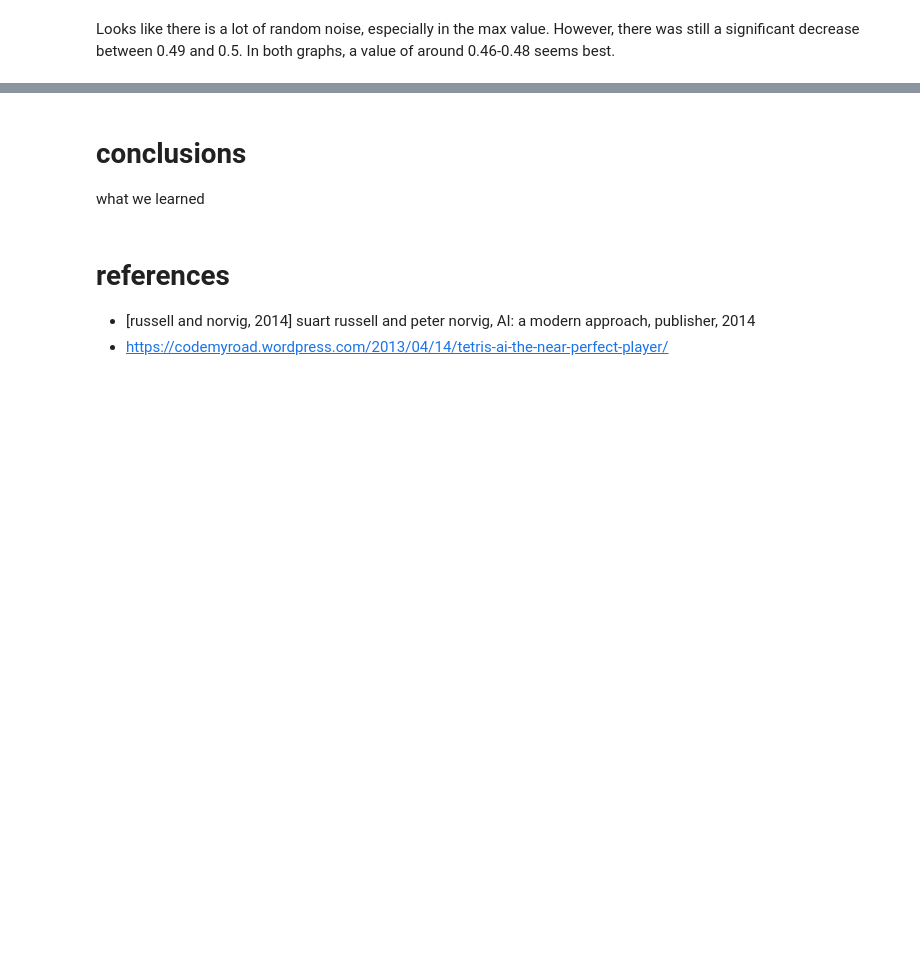
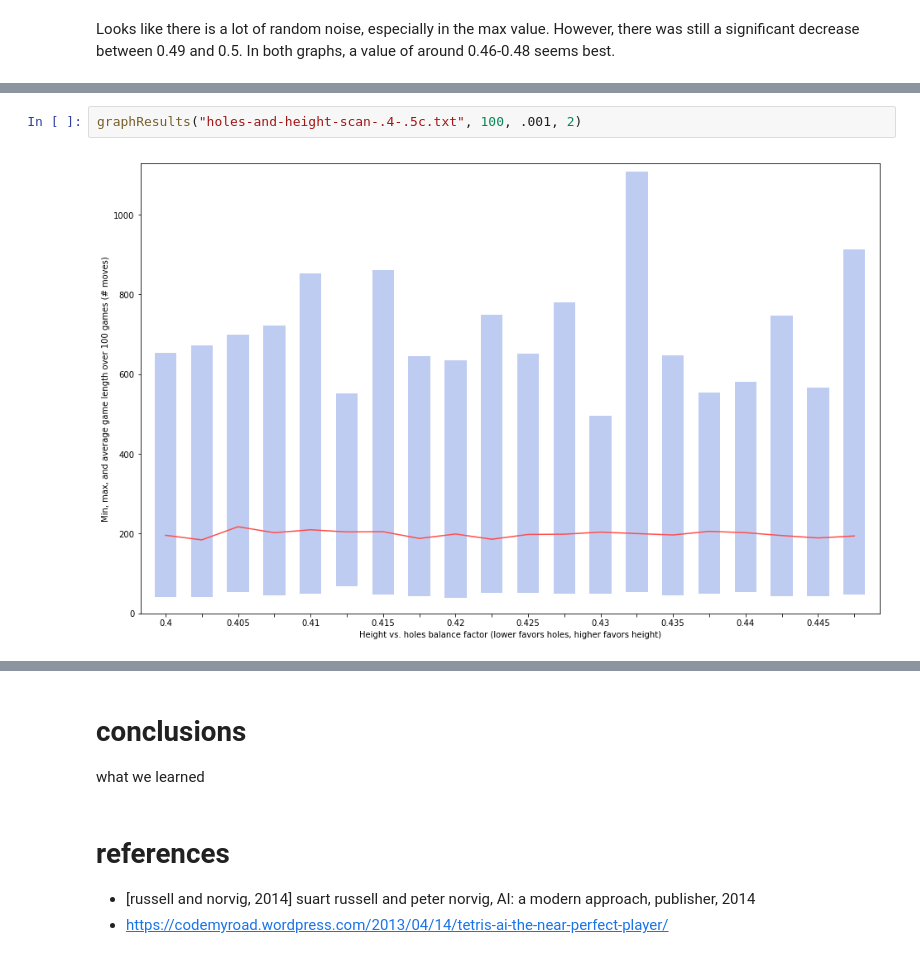
Before and after one commit to josephgriffith/Tetris-AI-Project, a Jupyter notebook: Project Report.ipynb, the cells around one changed output, grey strips where cells are left out. Drawn from its saved outputs; the diff is of its cells as text; blank space fills up the shorter version.

```diff
--- a/Project Report.ipynb
+++ b/Project Report.ipynb
@@ -222,0 +229,4 @@ Looks like there is a lot of random noise, especially in the max value.  However
+# %%
+graphResults("holes-and-height-scan-.4-.5c.txt", 100, .001, 2)
+# %% [output]
+[figure, added]
```
Also changed, not shown: parts of 18 cells of this notebook, 4 other files.
